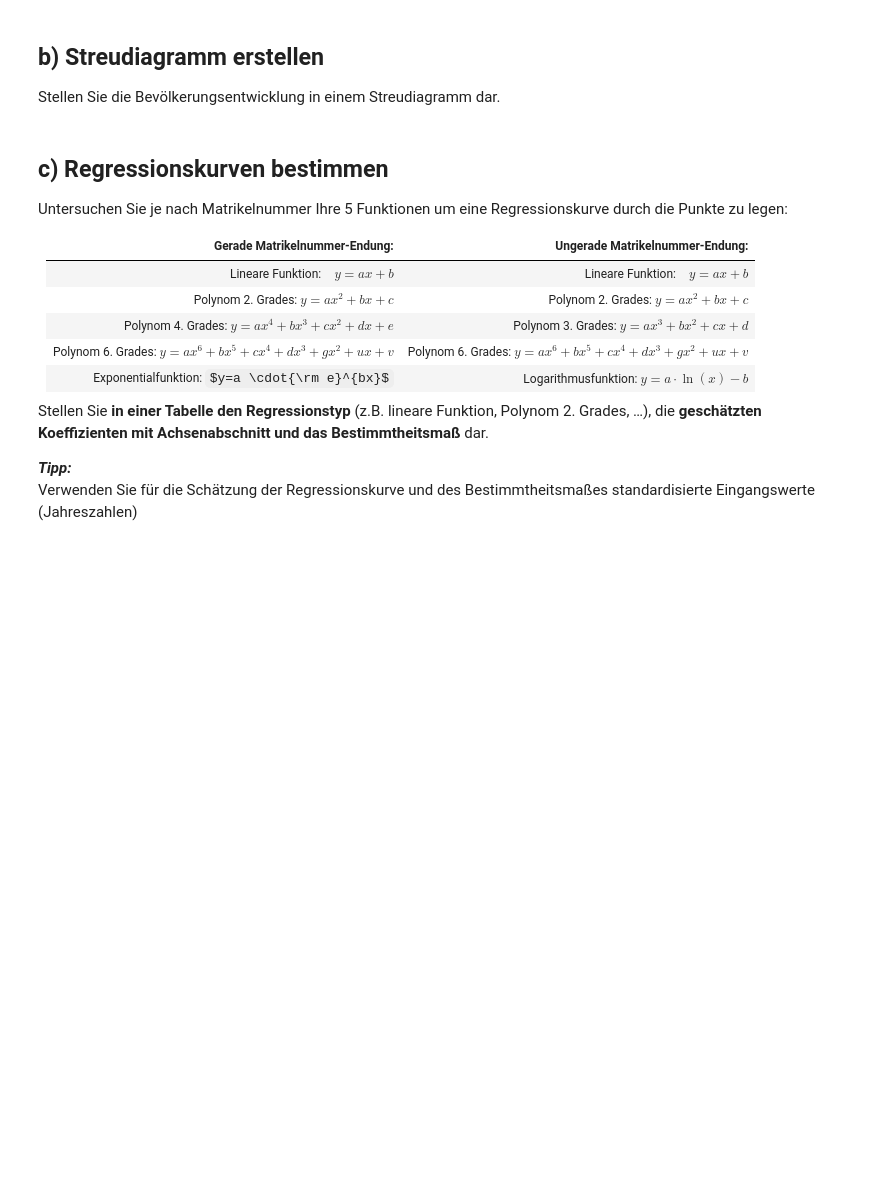
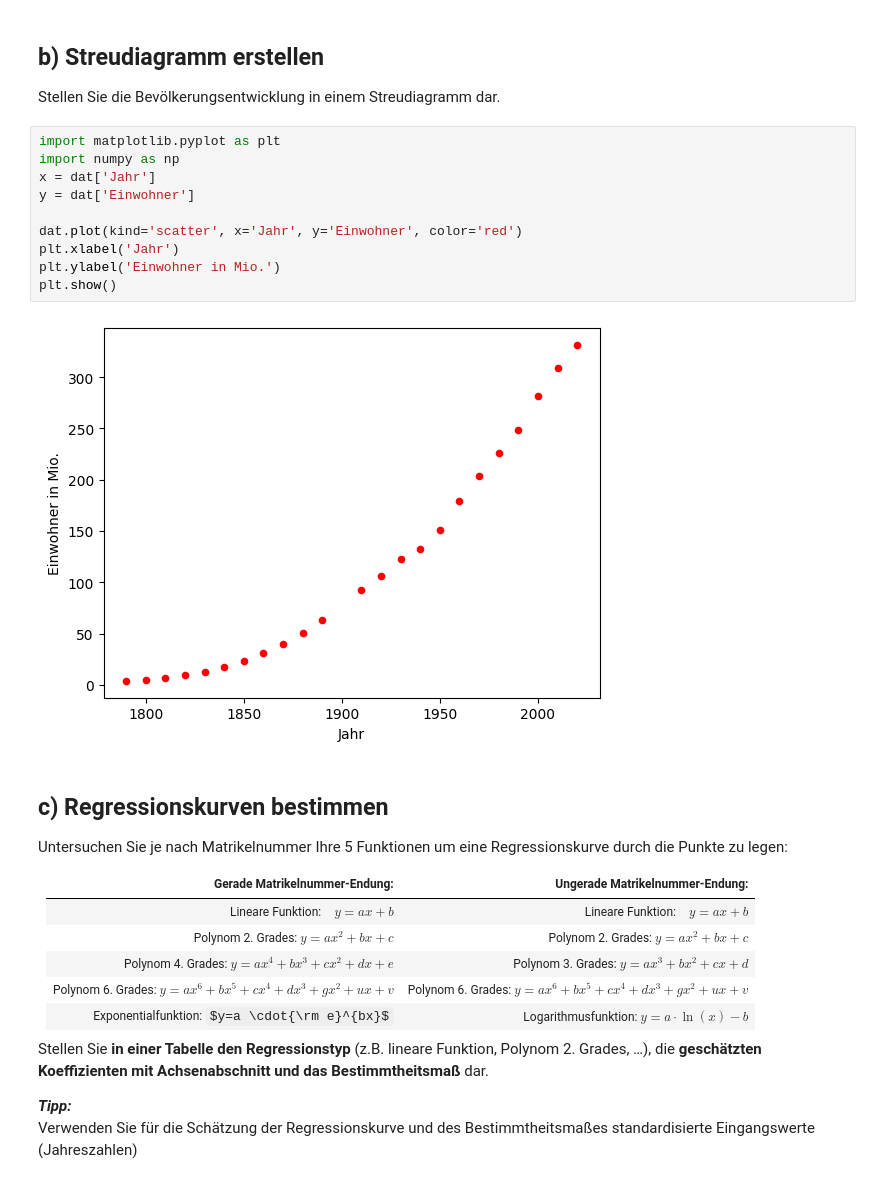
Before and after one commit to Fiusa21/Statistik_Labore, a Jupyter notebook: TestatAufgabe_2.ipynb, the cells around one changed output. Saved outputs shown, nothing was run; the diff lists cells and outputs as text; some formulas as TeX source; blank space fills up the shorter version.

```diff
--- a/TestatAufgabe_2.ipynb
+++ b/TestatAufgabe_2.ipynb
@@ -39,6 +39,18 @@ dat
 # %% [markdown]
 ## b) Streudiagramm erstellen
 Stellen Sie die Bevölkerungsentwicklung in einem Streudiagramm dar.
+# %%
+import matplotlib.pyplot as plt
+import numpy as np
+x = dat['Jahr']
+y = dat['Einwohner']
+
+dat.plot(kind='scatter', x='Jahr', y='Einwohner', color='red')
+plt.xlabel('Jahr')
+plt.ylabel('Einwohner in Mio.')
+plt.show()
+# %% [output]
+[figure, added]
 # %% [markdown]
 ## c) Regressionskurven bestimmen
 Untersuchen Sie je nach Matrikelnummer Ihre 5 Funktionen um eine Regressionskurve durch die Punkte zu legen:<br>
```
Also changed, not shown: parts of 5 cells of this notebook.
